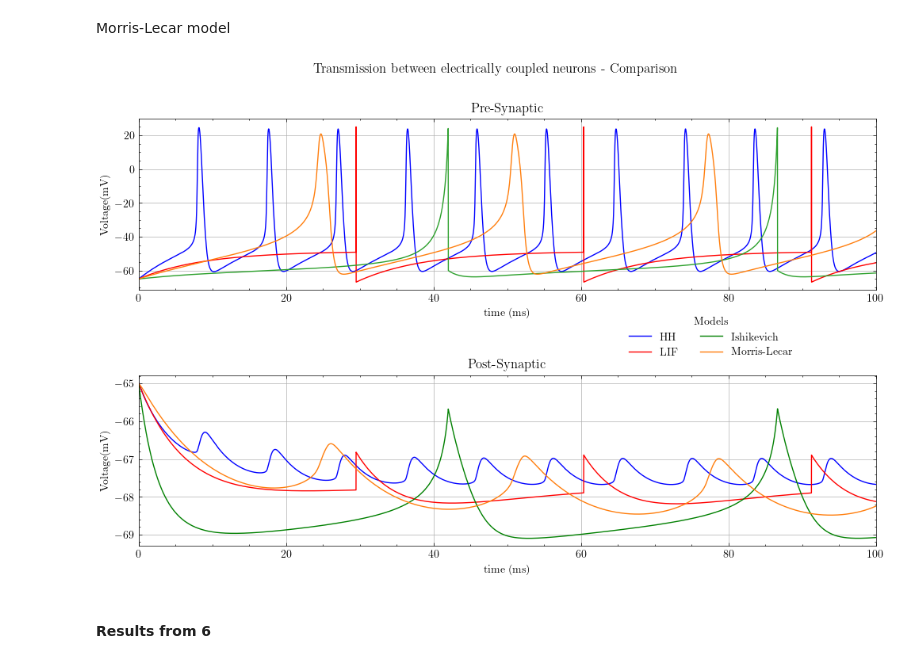
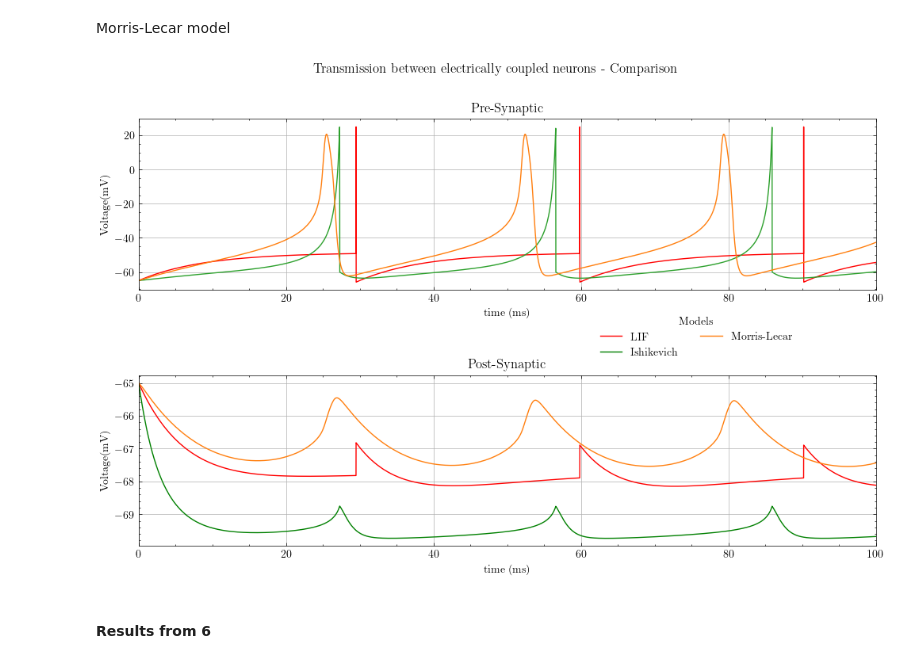
Before and after one commit to Sir-Bip-Bop/Gap-Junction-Coupling-Studies, a Jupyter notebook: GHResults2.ipynb, the cells around one changed output. Drawn from its saved outputs; the diff is of its cells as text; code cells hidden in the pictures.

Commit message:
first try to adapt to matrix system

```diff
--- a/GHResults2.ipynb
+++ b/GHResults2.ipynb
@@ -33,6 +34,9 @@ h0 = 0.6
 #time constants
 dt = 0.01
 t_final = 300
+# %%
+E_matrix = create_matrix('pair')
+C_matrix = create_matrix('pair')
 # %%
 #Input intensities for experiment 2A
 I1 = np.zeros((int(t_final/dt),2))
@@ -733,7 +739,7 @@ I[:,0] = 2.37
 y0 = [-65 , -65]
 dt=0.01
 t_final=100
-data4B_IF, complete_IF_4B = rk_if(dt, t_final,order,y0,*params_LIF,I,Isyn,k,tau,1)
+data4B_IF, complete_IF_4B = rk_if(dt, t_final,order,y0,*params_LIF,I,Isyn,k,tau,1,E_matrix,C_matrix)
 # %% [markdown]
 Ishikevich model
 # %%
@@ -745,7 +751,7 @@ y0 = [-65 , -65]
 dt=0.01
 t_final=100
 
-data4B_Ish, complete_Ish_4B = rk_ish(dt,t_final,order,y0,u0,I,Is,*params_IZH,k_izh,tau,)
+data4B_Ish, complete_Ish_4B = rk_ish(dt,t_final,order,y0,u0,I,Is,*params_IZH,k_izh,tau,E_matrix,C_matrix)
 # %% [markdown]
 Morris-Lecar model
 # %%
@@ -758,7 +764,7 @@ dt=0.01
 t_final=100
 
 
-data4B_ML, complete_ML_4B = rk_ml(dt,t_final,2,y0,w0,*params_ML,I,Isyn,k_ML,tau)
+data4B_ML, complete_ML_4B = rk_ml(dt,t_final,2,y0,w0,*params_ML,I,Isyn,k_ML,tau,E_matrix,C_matrix)
 # %%
 time = np.linspace(0,t_final,int(t_final/dt))
 
@@ -768,36 +774,36 @@ fig.subplots_adjust(hspace=0.5)
 ax1.set_xlabel('time (ms)')
 ax2.set_xlabel('time (ms)')
 
 ax1.set_ylabel('Voltage(mV)')
 ax2.set_ylabel('Voltage(mV)')
 
 ax1.set_xlim(0,100)
 ax2.set_xlim(0,100)
 
 
 plt.suptitle('Transmission between electrically coupled neurons - Comparison')
 
 ax1.title.set_text('Pre-Synaptic')
-ax1.plot(time,data4B_HH[:,0], color = 'b', label = 'HH')
+#ax1.plot(time,data4B_HH[:,0], color = 'b', label = 'HH')
 ax1.plot(time,data4B_IF[:,0], color = 'r', label = 'LIF')
 ax1.plot(time,data4B_Ish[:,0], color = 'tab:green', label = 'Ishikevich')
 ax1.plot(time,data4B_ML[:,0], label = 'Morris-Lecar', color = 'tab:orange')
 
 ax2.title.set_text('Post-Synaptic')
 
-ax2.plot(time,data4B_HH[:,1], label = 'HH', color = 'b')
+#ax2.plot(time,data4B_HH[:,1], label = 'HH', color = 'b')
 ax2.plot(time,data4B_IF[:,1], label =' LIF', color= 'red')
 ax2.plot(time,data4B_Ish[:,1], label = 'Ishikevich', color = 'green')
 #ax2.plot(time,complete_Ish_4B[:,1], label = 'Ishikevich', color = 'red')
 ax2.plot(time,data4B_ML[:,1], color = 'tab:orange', label = ' Morris-Lecar')
 
 ax2.legend(title = 'Models',bbox_to_anchor=(0.9, 1.4), ncols = 2)
 ax1.grid()
 ax2.grid()
 
 plt.show()
 # %% [output]
-[figure, old version]
+[figure, new version]
 # %% [markdown]
 #### Results from 6
 # %% [markdown]
```
Also changed, not shown: parts of 22 cells of this notebook, 5 other files.
